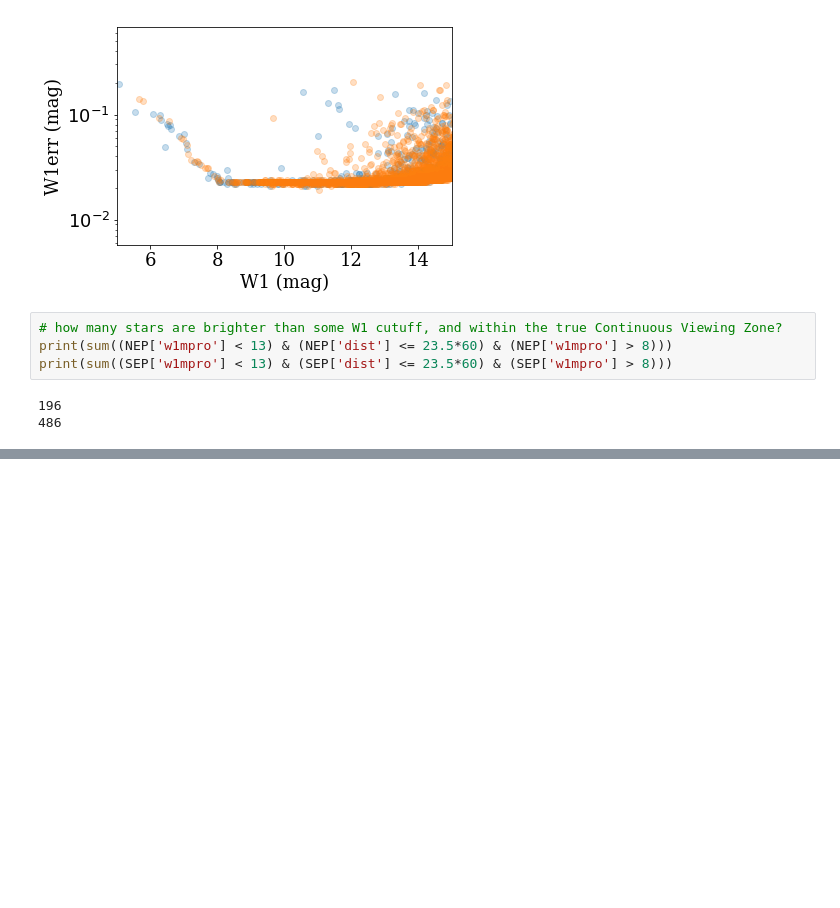
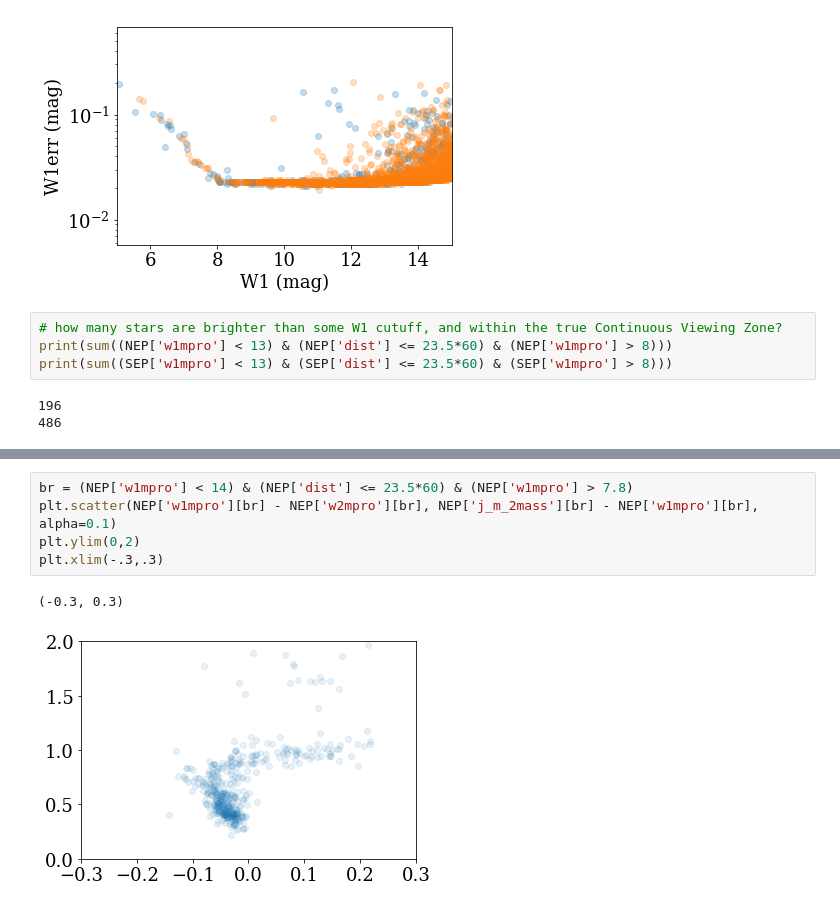
Before and after one commit to jradavenport/WISE_transit, a Jupyter notebook: explore.ipynb, the cells around one changed output, grey strips where cells are left out. Cells and saved outputs as stored; diff of their text form; blank space fills up the shorter version.

```diff
--- a/explore.ipynb
+++ b/explore.ipynb
@@ -140,0 +149,8 @@ print(sum((SEP['w1mpro'] < 13) & (SEP['dist'] <= 23.5*60) & (SEP['w1mpro'] > 8))
+# %%
+br = (NEP['w1mpro'] < 14) & (NEP['dist'] <= 23.5*60) & (NEP['w1mpro'] > 7.8)
+plt.scatter(NEP['w1mpro'][br] - NEP['w2mpro'][br], NEP['j_m_2mass'][br] - NEP['w1mpro'][br], alpha=0.1)
+plt.ylim(0,2)
+plt.xlim(-.3,.3)
+# %% [output]
+(-0.3, 0.3)
+[figure, added]
```
Also changed, not shown: parts of 7 cells of this notebook, 1 other file.
